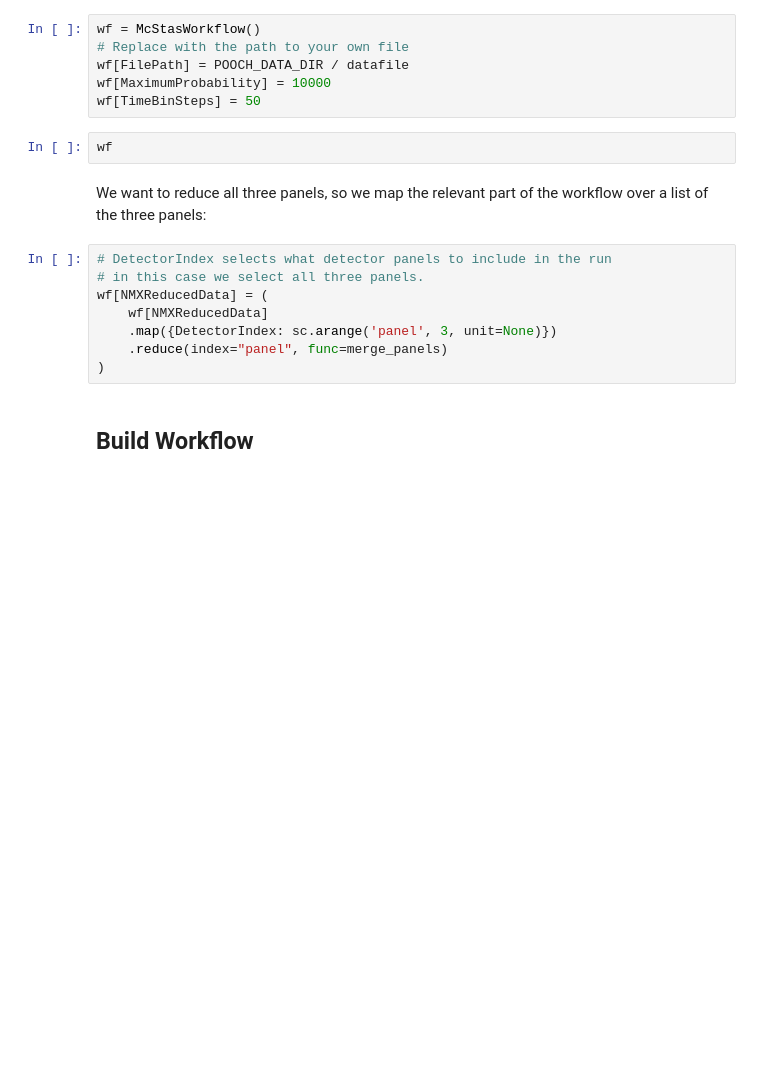
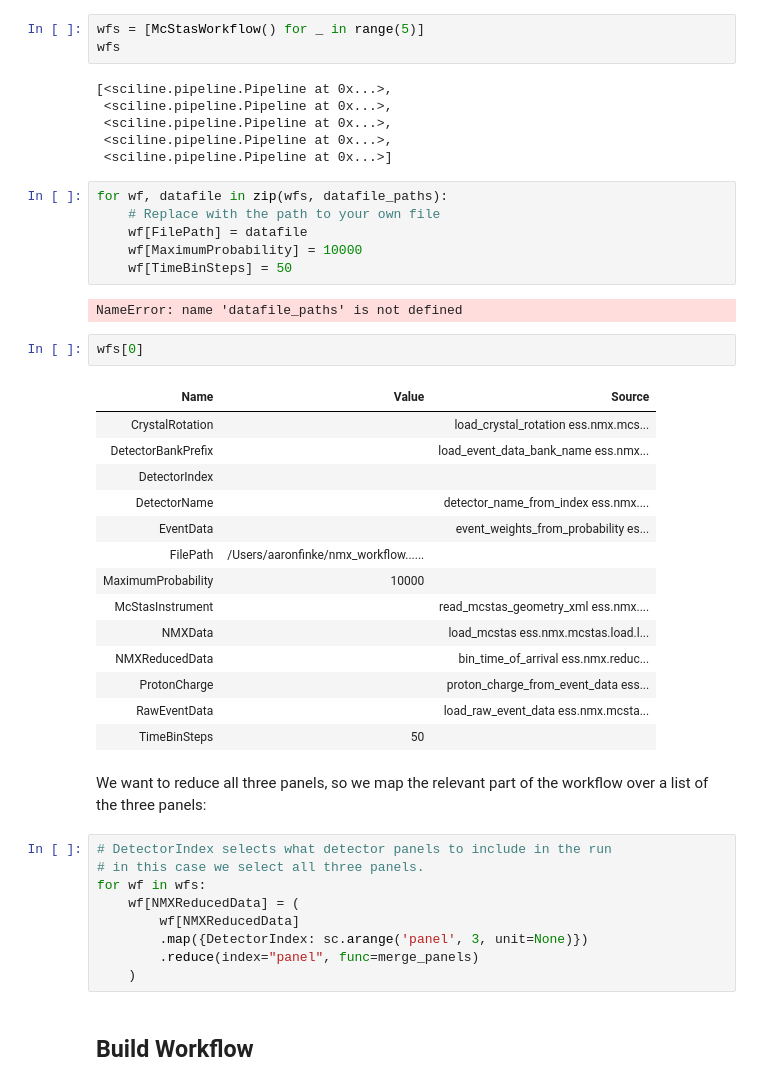
Before and after one commit to aaronfinke/nmx_workflow, a Jupyter notebook: notebooks/workflow.ipynb, the cells around one changed output. Cells and saved outputs as stored; diff of their text form; blank space fills up the shorter version.

Commit message:
revamped workflow

```diff
--- a/notebooks/workflow.ipynb
+++ b/notebooks/workflow.ipynb
@@ -32,21 +42,48 @@ download_datafiles([datafile])
+# %%
+wfs = [McStasWorkflow() for _ in range(5)]
+wfs
+# %% [output]
+[<sciline.pipeline.Pipeline at 0x...>,
+ <sciline.pipeline.Pipeline at 0x...>,
+ <sciline.pipeline.Pipeline at 0x...>,
+ <sciline.pipeline.Pipeline at 0x...>,
+ <sciline.pipeline.Pipeline at 0x...>]
 # %%
-wf = McStasWorkflow()
-# Replace with the path to your own file
-wf[FilePath] = POOCH_DATA_DIR / datafile
-wf[MaximumProbability] = 10000
-wf[TimeBinSteps] = 50
+for wf, datafile in zip(wfs, datafile_paths):
+    # Replace with the path to your own file
+    wf[FilePath] = datafile
+    wf[MaximumProbability] = 10000
+    wf[TimeBinSteps] = 50
+# %% [output]
+NameError: name 'datafile_paths' is not defined
-# %%
-wf
+# %%
+wfs[0]
+# %% [output]
+| Name | Value | Source |
+| CrystalRotation |  | load_crystal_rotation ess.nmx.mcs... |
+| DetectorBankPrefix |  | load_event_data_bank_name ess.nmx... |
+| DetectorIndex |  |  |
+| DetectorName |  | detector_name_from_index ess.nmx.... |
+| EventData |  | event_weights_from_probability es... |
+| FilePath | /Users/aaronfinke/nmx_workflow...... |  |
+| MaximumProbability | 10000 |  |
+| McStasInstrument |  | read_mcstas_geometry_xml ess.nmx.... |
+| NMXData |  | load_mcstas ess.nmx.mcstas.load.l... |
+| NMXReducedData |  | bin_time_of_arrival ess.nmx.reduc... |
+| ProtonCharge |  | proton_charge_from_event_data ess... |
+| RawEventData |  | load_raw_event_data ess.nmx.mcsta... |
+| TimeBinSteps | 50 |  |
 # %% [markdown]
 We want to reduce all three panels, so we map the relevant part of the workflow over a list of the three panels:
 # %%
 # DetectorIndex selects what detector panels to include in the run
 # in this case we select all three panels.
-wf[NMXReducedData] = (
-    wf[NMXReducedData]
-    .map({DetectorIndex: sc.arange('panel', 3, unit=None)})
-    .reduce(index="panel", func=merge_panels)
-)
+for wf in wfs:
+    wf[NMXReducedData] = (
+        wf[NMXReducedData]
+        .map({DetectorIndex: sc.arange('panel', 3, unit=None)})
+        .reduce(index="panel", func=merge_panels)
+    )
 # %% [markdown]
 ## Build Workflow
 # %%
```
Also changed, not shown: parts of 47 cells of this notebook, 8 other files.
